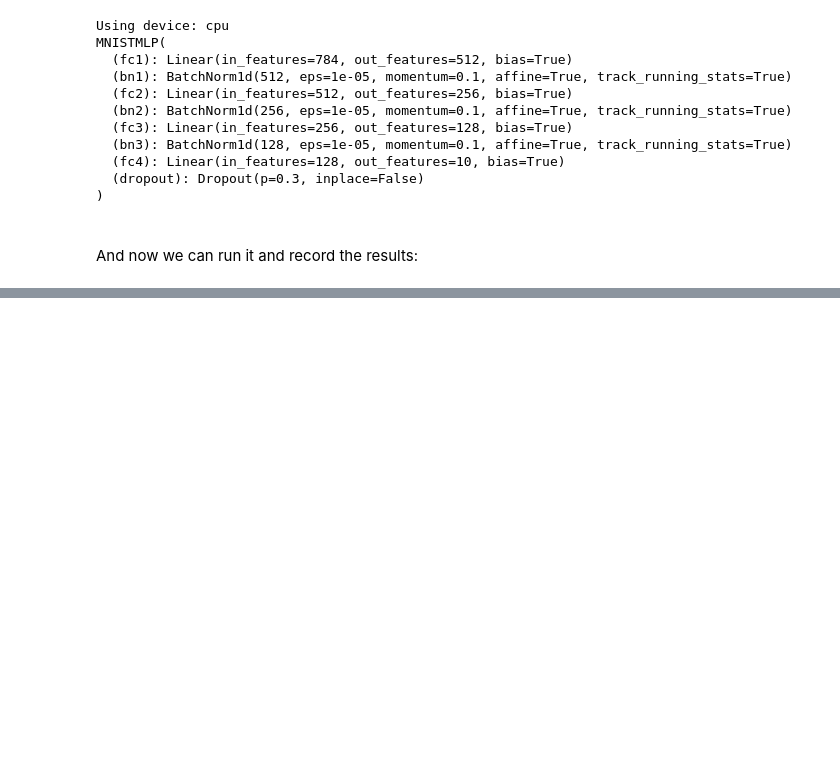
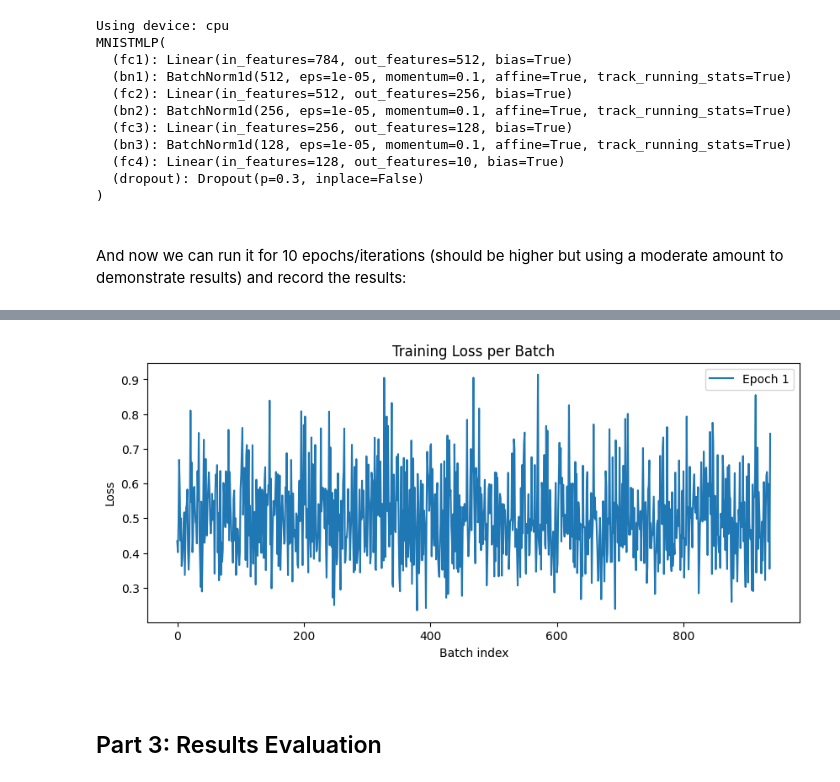
Before and after one commit to HarshTheSharma/Final580, a Jupyter notebook: report.ipynb, the cells around one changed output, grey strips where cells are left out. Drawn from its saved outputs; the diff is of its cells as text; code cells hidden in the pictures; blank space fills up the shorter version.

```diff
--- a/report.ipynb
+++ b/report.ipynb
@@ -199,7 +233,7 @@ optimizer = torch.optim.Adam(model.parameters(), lr=5e-4, weight_decay=1e-4)
 scheduler = torch.optim.lr_scheduler.ReduceLROnPlateau(
     optimizer,
     factor=0.5,
-    patience=2,
+    patience=5,
 )
 
 print(model)
@@ -218,9 +252,9 @@ MNISTMLP(
 # %% [markdown]
 <br>
 
-<p>And now we can run it and record the results: </p>
+<p>And now we can run it for 10 epochs/iterations (should be higher but using a moderate amount to demonstrate results) and record the results: </p>
 # %%
-numEpochs = 100
+numEpochs = 10
 allLosses = []
 
 for epoch in range(numEpochs):
@@ -256,3 +290,4 @@ plt.ylabel("Loss")
 plt.title("Training Loss per Batch")
 plt.legend()
 plt.show()
+# %% [output]
@@ -258,0 +305,5 @@ plt.show()
+[figure, added]
+# %% [markdown]
+<br>
+
+## Part 3: Results Evaluation
```
Also changed, not shown: parts of 7 cells of this notebook.
